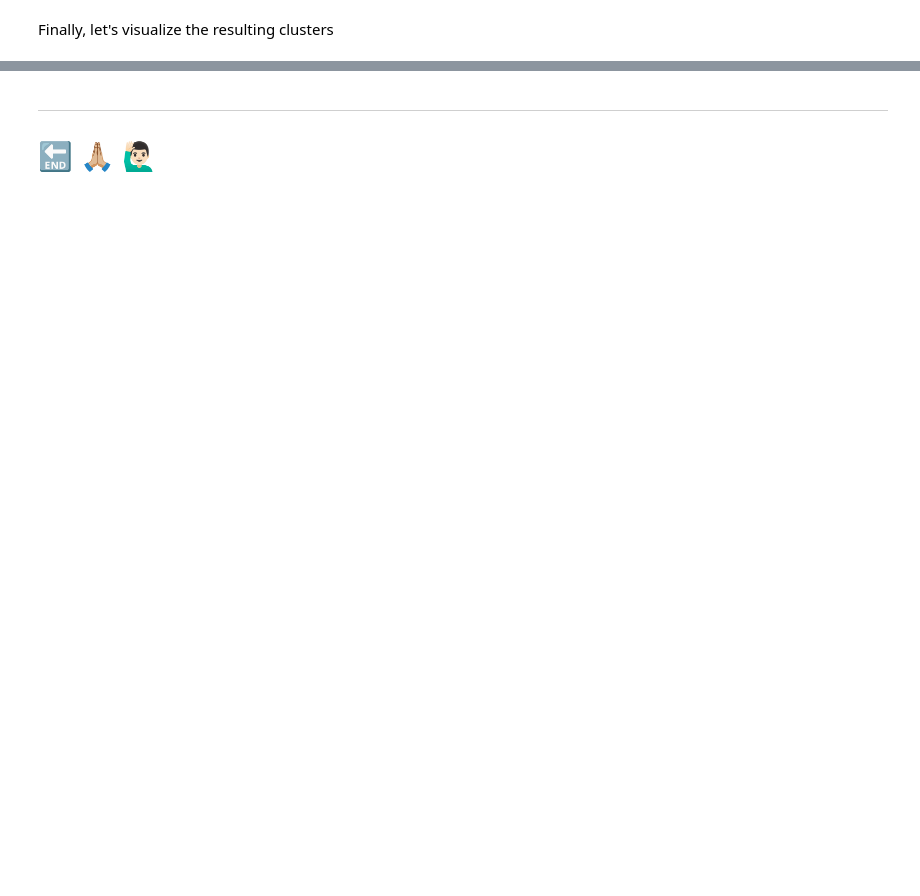
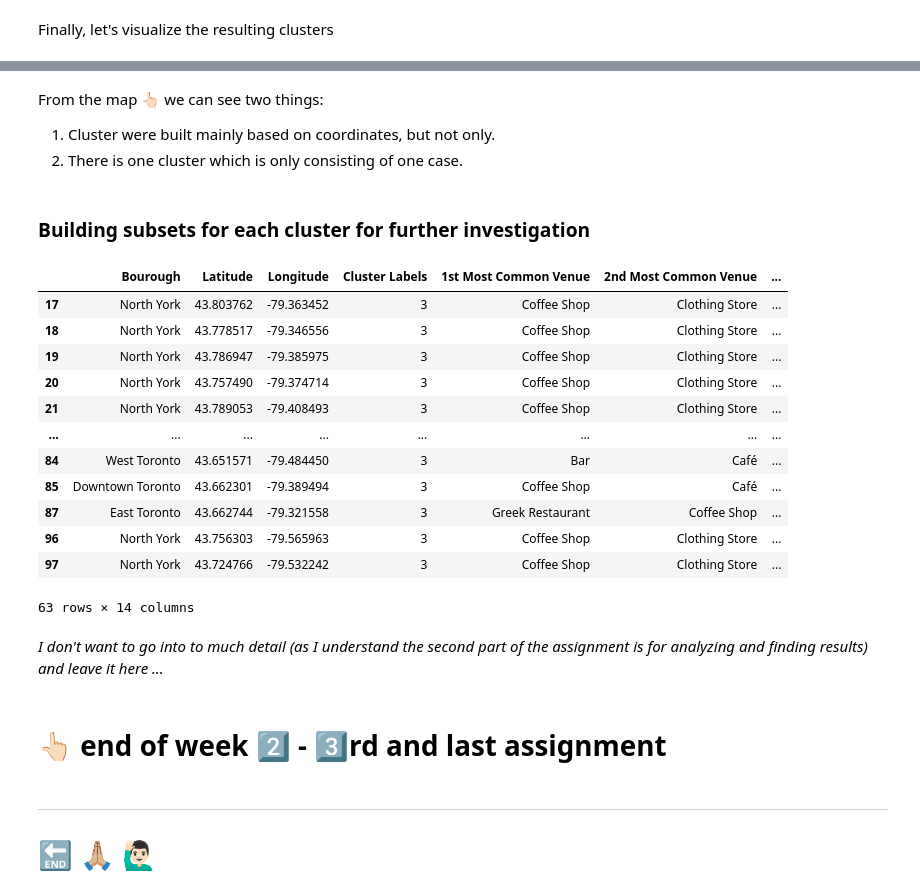
Before and after one commit to dirkkalmbach/IBM-Data-Science-Professional-Certificate, a Jupyter notebook: Capstone-Project.ipynb, the cells around one changed output, grey strips where cells are left out. Saved outputs shown, nothing was run; the diff lists cells and outputs as text; code cells hidden in the pictures; blank space fills up the shorter version.

```diff
--- a/Capstone-Project.ipynb
+++ b/Capstone-Project.ipynb
@@ -233,13 +237,19 @@ def getNearbyVenues(postcodes, latitudes, longitudes, radius=500, LIMIT=200):
     return(nearby_venues)
 # %%
 # get venues by calling our function
-start_timer = time.time() #time the scraping
 
-venues = getNearbyVenues(postcodes=df['Postcode'],
-                         latitudes=df['Latitude'],
-                         longitudes=df['Longitude']
-                        )
+# Scraping took almost 2min - so only scrape one time and save the result
+try:
+    venues=pd.read_pickle("venues.pkl")
+except:
+    start_timer = time.time() #time the scraping
+    venues = getNearbyVenues(postcodes=df['Postcode'],
+                             latitudes=df['Latitude'],
+                             longitudes=df['Longitude']
+                            )
 
-stop_timer = time.time()
+    stop_timer = time.time()
+    print("Finished! It took {}s to get the venues.".format(round( (stop_timer-start_timer) ,1) ))
 
-print("Finished! It took {}s to get the venues.".format(round( (stop_timer-start_timer) ,1) ))
+    # save venues (so I dont have to scrape again next time)
+    venues.to_pickle("venues.pkl")
@@ -477,3 +492,8 @@ toronto_merged.head() # check the last columns!
 | 2 | M1E | Scarborough | [Guildwood, Morningside, West Hill] | 43.763573 | -79.188711 | 4 | Chinese Restaurant | ... |
 | 3 | M1G | Scarborough | [Woburn] | 43.770992 | -79.216917 | 4 | Chinese Restaurant | ... |
 | 4 | M1H | Scarborough | [Cedarbrae] | 43.773136 | -79.239476 | 4 | Chinese Restaurant | ... |
+# %%
+# How many Postcodes per Cluster?
+y = toronto_merged.copy()
+for i in range(kclusters):
+    print("Cluster ",i,":" ,y[y["Cluster Labels"]==i].shape[0])
@@ -508,3 +537,34 @@ map_clusters
+# %% [markdown]
+From the map 👆🏻 we can see two things:
+1. Cluster were built mainly based on coordinates, but not only.
+2. There is one cluster which is only consisting of one case.
+# %% [markdown]
+### Building subsets for each cluster for further investigation
+# %%
+# Lets create sub-dataframes for each cluster for better investigation
+clusters = {}
+for i in range(kclusters+1):
+    clusters[i] = toronto_merged.loc[toronto_merged['Cluster Labels'] == i, toronto_merged.columns[[1] + list(range(i, toronto_merged.shape[1]))]]
+# %%
+clusters[3]
+# %% [output]
+|  | Bourough | Latitude | Longitude | Cluster Labels | 1st Most Common Venue | 2nd Most Common Venue | ... |
+| 17 | North York | 43.803762 | -79.363452 | 3 | Coffee Shop | Clothing Store | ... |
+| 18 | North York | 43.778517 | -79.346556 | 3 | Coffee Shop | Clothing Store | ... |
+| 19 | North York | 43.786947 | -79.385975 | 3 | Coffee Shop | Clothing Store | ... |
+| 20 | North York | 43.757490 | -79.374714 | 3 | Coffee Shop | Clothing Store | ... |
+| 21 | North York | 43.789053 | -79.408493 | 3 | Coffee Shop | Clothing Store | ... |
+| ... | ... | ... | ... | ... | ... | ... | ... |
+| 84 | West Toronto | 43.651571 | -79.484450 | 3 | Bar | Café | ... |
+| 85 | Downtown Toronto | 43.662301 | -79.389494 | 3 | Coffee Shop | Café | ... |
+| 87 | East Toronto | 43.662744 | -79.321558 | 3 | Greek Restaurant | Coffee Shop | ... |
+| 96 | North York | 43.756303 | -79.565963 | 3 | Coffee Shop | Clothing Store | ... |
+| 97 | North York | 43.724766 | -79.532242 | 3 | Coffee Shop | Clothing Store | ... |
+63 rows × 14 columns
+# %% [markdown]
+_I don't want to go into to much detail (as I understand the second part of the assignment is for analyzing and finding results) and leave it here ..._
+# %% [markdown]
+# 👆🏻 end of week 2️⃣ - 3️⃣rd and last assignment
 # %% [markdown]
 ---
 # 🔚 🙏🏼 🙋🏻‍♂️
```
Also changed, not shown: parts of 19 cells of this notebook, 3 other files.
